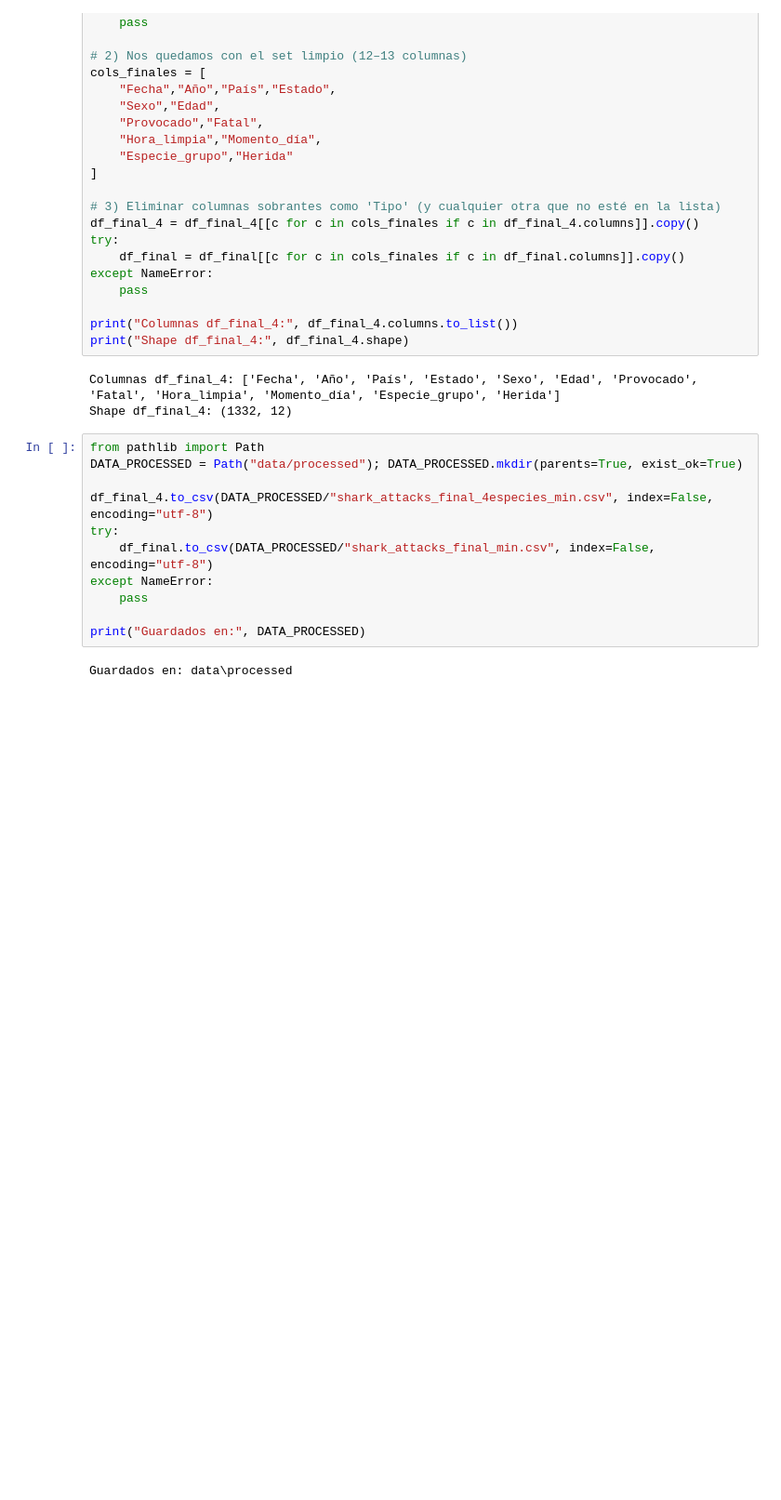
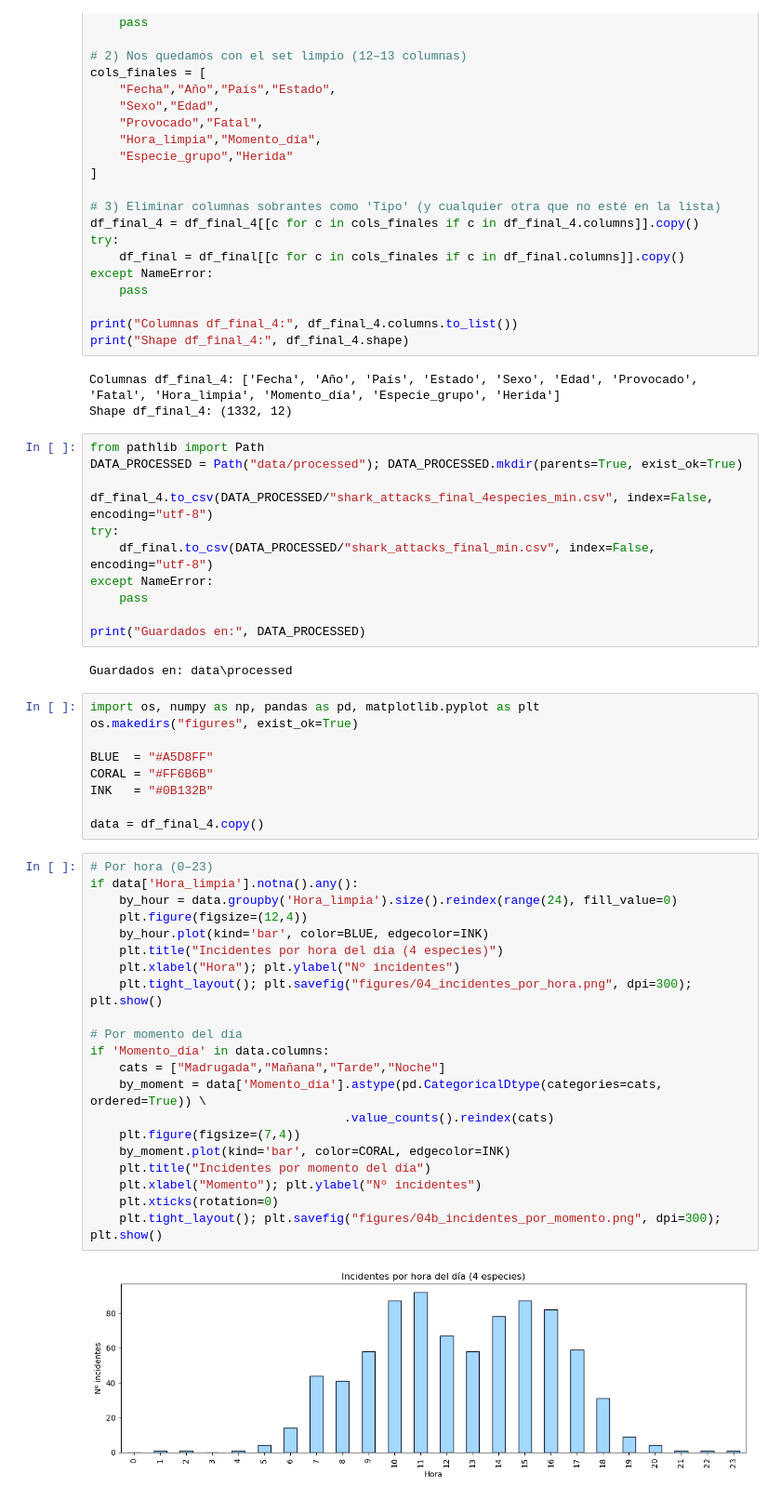
Before and after one commit to adrianrubio-data/shark-attacks, a Jupyter notebook: proyecto1.1.ipynb, the cells around one changed output. Shown: that part at 93% size. Saved outputs shown, nothing was run; the diff lists cells and outputs as text; blank space fills up the shorter version.

```diff
--- a/proyecto1.1.ipynb
+++ b/proyecto1.1.ipynb
@@ -413,3 +413,35 @@ except NameError:
 print("Guardados en:", DATA_PROCESSED)
 # %% [output]
 Guardados en: data\processed
+# %%
+import os, numpy as np, pandas as pd, matplotlib.pyplot as plt
+os.makedirs("figures", exist_ok=True)
+
+BLUE  = "#A5D8FF"
+CORAL = "#FF6B6B"
+INK   = "#0B132B"
+
+data = df_final_4.copy()
+# %%
+# Por hora (0–23)
+if data['Hora_limpia'].notna().any():
+    by_hour = data.groupby('Hora_limpia').size().reindex(range(24), fill_value=0)
+    plt.figure(figsize=(12,4))
+    by_hour.plot(kind='bar', color=BLUE, edgecolor=INK)
+    plt.title("Incidentes por hora del día (4 especies)")
+    plt.xlabel("Hora"); plt.ylabel("Nº incidentes")
+    plt.tight_layout(); plt.savefig("figures/04_incidentes_por_hora.png", dpi=300); plt.show()
+
+# Por momento del día
+if 'Momento_día' in data.columns:
+    cats = ["Madrugada","Mañana","Tarde","Noche"]
+    by_moment = data['Momento_día'].astype(pd.CategoricalDtype(categories=cats, ordered=True)) \
+                                   .value_counts().reindex(cats)
+    plt.figure(figsize=(7,4))
+    by_moment.plot(kind='bar', color=CORAL, edgecolor=INK)
+    plt.title("Incidentes por momento del día")
+    plt.xlabel("Momento"); plt.ylabel("Nº incidentes")
+    plt.xticks(rotation=0)
+    plt.tight_layout(); plt.savefig("figures/04b_incidentes_por_momento.png", dpi=300); plt.show()
+# %% [output]
+[figure, added]
```
Also changed, not shown: parts of 7 cells of this notebook, 23 other files.
